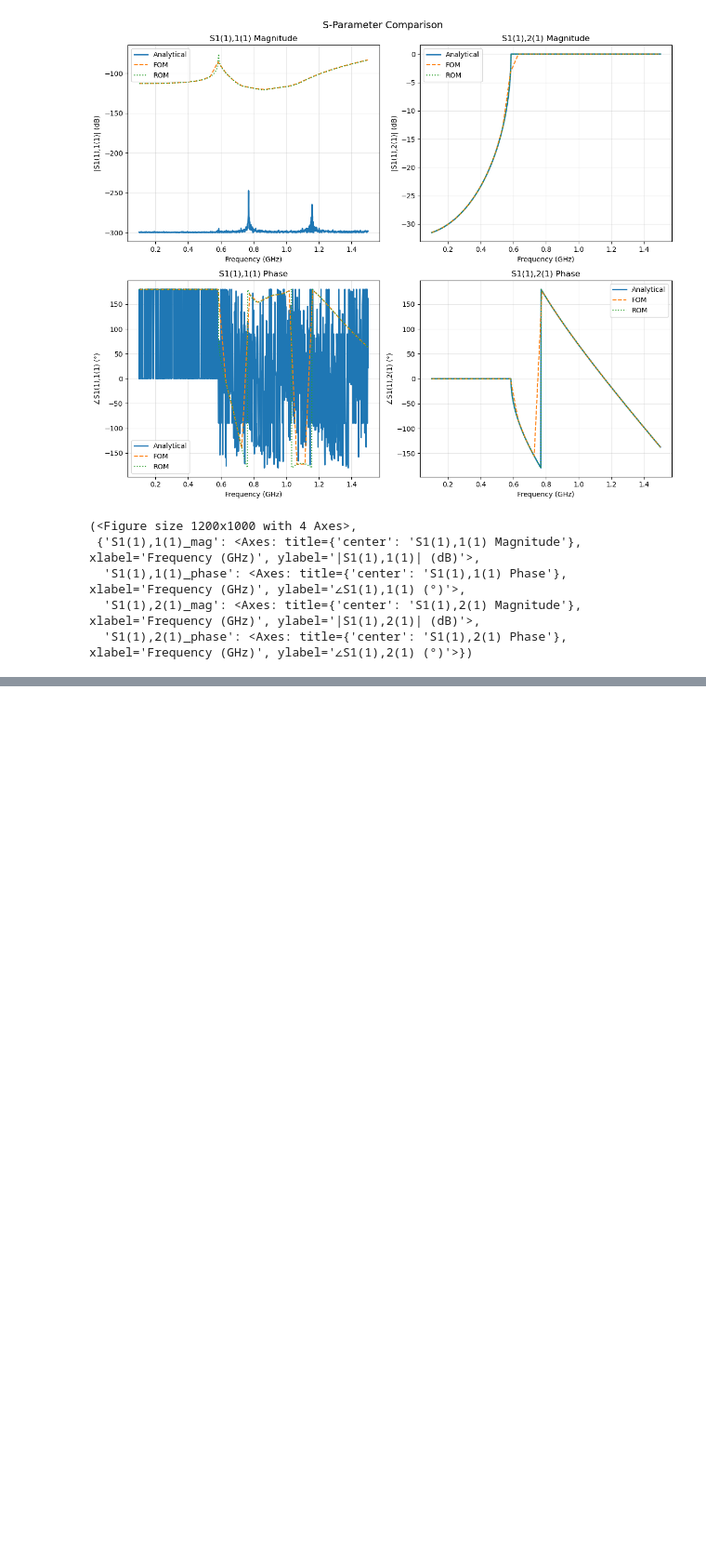
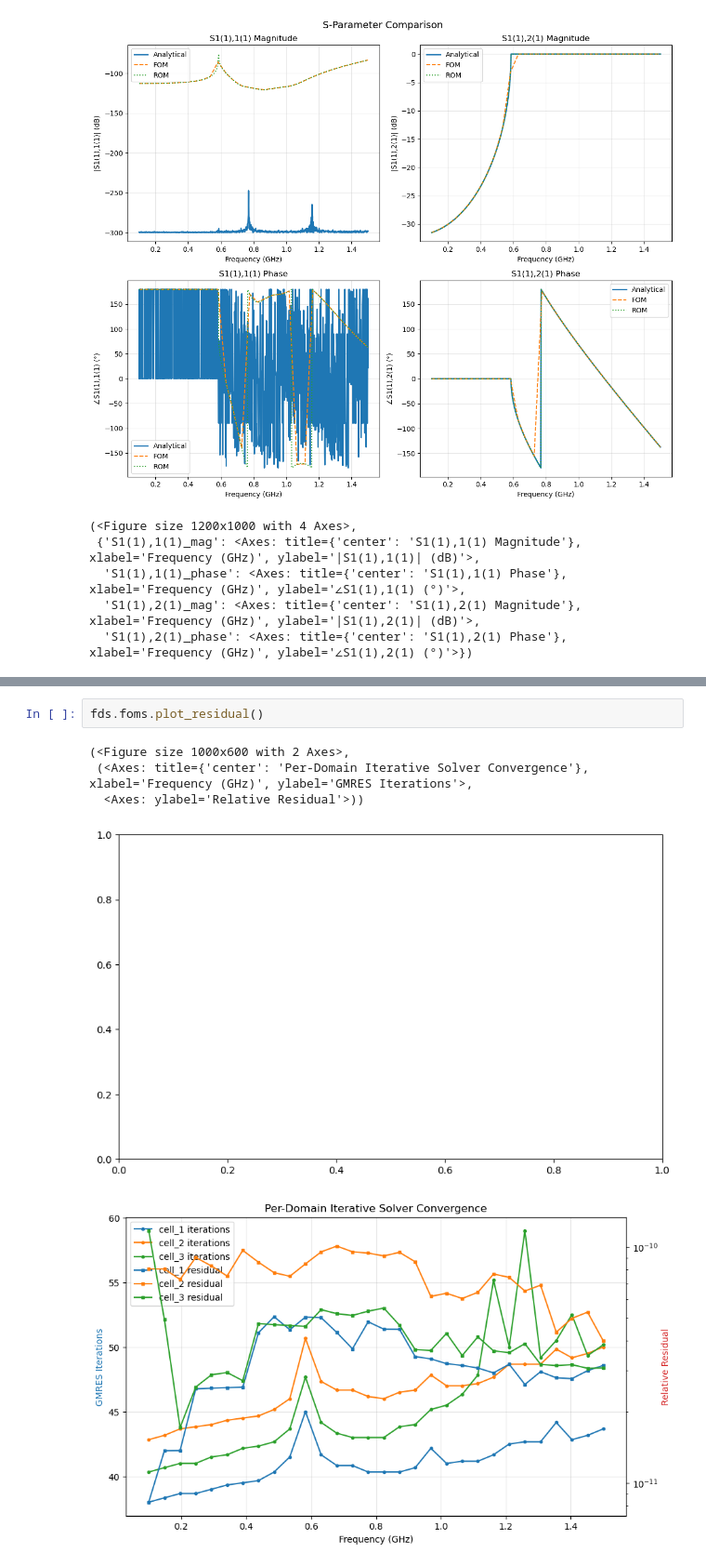
Before and after one commit to Dark-Elektron/cavsim3d, a Jupyter notebook: examples/cwg_step_split/cwg_step_split.ipynb, the cells around one changed output, grey strips where cells are left out. Shown at 93% size. Cells and saved outputs as stored; diff of their text form; blank space fills up the shorter version.

```diff
--- a/examples/cwg_step_split/cwg_step_split.ipynb
+++ b/examples/cwg_step_split/cwg_step_split.ipynb
@@ -244,0 +242,8 @@ ROMResult(domain='cell_2', n_ports=2, n_freq=30)
+# %%
+fds.foms.plot_residual()
+# %% [output]
+(<Figure size 1000x600 with 2 Axes>,
+ (<Axes: title={'center': 'Per-Domain Iterative Solver Convergence'}, xlabel='Frequency (GHz)', ylabel='GMRES Iterations'>,
+  <Axes: ylabel='Relative Residual'>))
+[figure, added]
+[figure, added]
```
Also changed, not shown: parts of 3 cells of this notebook, 5 other files.
